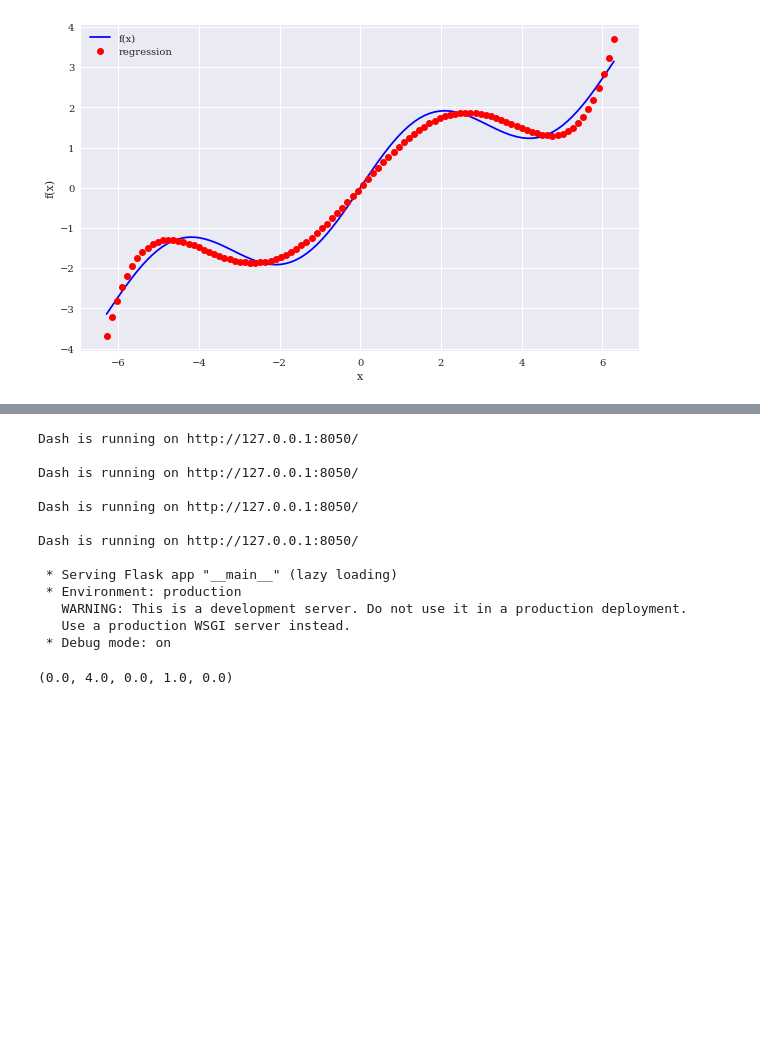
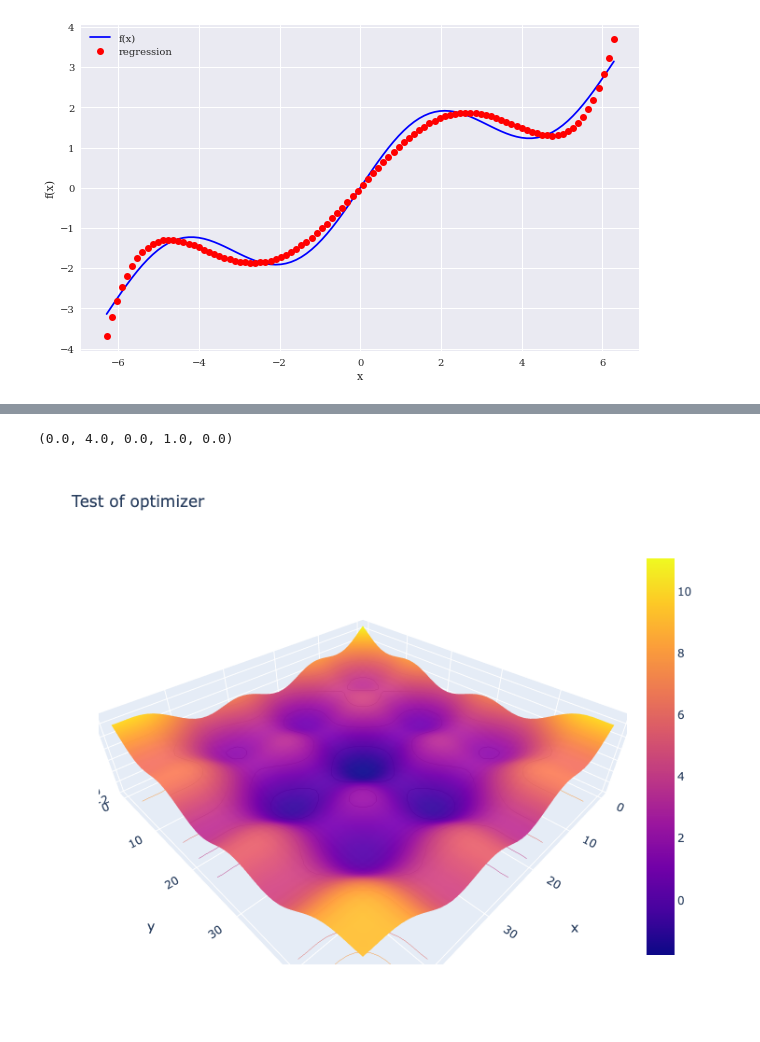
Before and after one commit to erdeq-upenn/mini_code, a Jupyter notebook: 1_financial_python/test_simulation.ipynb, the cells around one changed output, grey strips where cells are left out. Saved outputs shown, nothing was run; the diff lists cells and outputs as text; code cells hidden in the pictures; blank space fills up the shorter version.

```diff
--- a/1_financial_python/test_simulation.ipynb
+++ b/1_financial_python/test_simulation.ipynb
@@ -101,36 +101,16 @@ fig.show()
 # %%
-# import plotly.graph_objects as go # or plotly.express as px
-# fig = go.Figure() # or any Plotly Express function e.g. px.bar(...)
-# fig.add_trace( ... )
-# fig.update_layout( ... )
+# # This part will open a temporary deployment of Dash app at http://127.0.0.1:8050/ or localhost:8050/
 
-# This part will open a temporary deployment of Dash app at http://127.0.0.1:8050/ or localhost:8050/
+# import dash
+# import dash_core_components as dcc
+# import dash_html_components as html
 
+# app = dash.Dash()
+# app.layout = html.Div([
+#     dcc.Graph(figure=fig)
+# ])
 
-import dash
-import dash_core_components as dcc
-import dash_html_components as html
-
-app = dash.Dash()
-app.layout = html.Div([
-    dcc.Graph(figure=fig)
-])
-
-app.run_server(debug=True, use_reloader=False)  # Turn off reloader if inside Jupyter
+# app.run_server(debug=True, use_reloader=False)  # Turn off reloader if inside Jupyter
-# %% [output]
-Dash is running on http://127.0.0.1:8050/
-
-Dash is running on http://127.0.0.1:8050/
-
-Dash is running on http://127.0.0.1:8050/
-
-Dash is running on http://127.0.0.1:8050/
-
- * Serving Flask app "__main__" (lazy loading)
- * Environment: production
-   WARNING: This is a development server. Do not use it in a production deployment.
-   Use a production WSGI server instead.
- * Debug mode: on
 # %%
 from scipy import stats
 import numpy as np
@@ -141,3 +121,23 @@ slope, intercept, r_value, p_value, std_err = stats.linregress(x,y)
 slope, intercept, r_value, p_value, std_err
 # %% [output]
 (0.0, 4.0, 0.0, 1.0, 0.0)
+# %%
+def fm2(p):
+    x,y = p
+    return (np.sin(x)+0.05*x**2+np.sin(y)+0.05*y**2)
+x = np.linspace(-10,10,50)
+y = np.linspace(-10,10,50)
+X,Y = np.meshgrid(x,y)
+Z = fm2((X,Y))
+
+fig = go.Figure(data=[go.Surface(z=Z),
+                     ])
+fig.update_layout(title='Test of optimizer', autosize=False,
+                  width=600, height=600,
+                  margin=dict(l=65, r=50, b=65, t=90))
+
+fig.update_traces(contours_z=dict(show=True, usecolormap=True,
+                                  highlightcolor="limegreen", project_z=True))
+fig.show()
+# %% [output]
+[figure, added]
```
Also changed, not shown: parts of 5 cells of this notebook, 3 other files.
